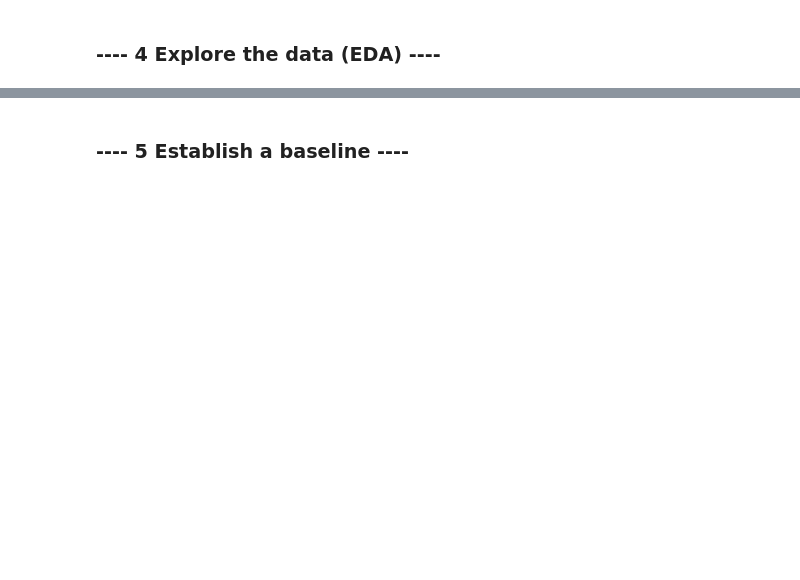
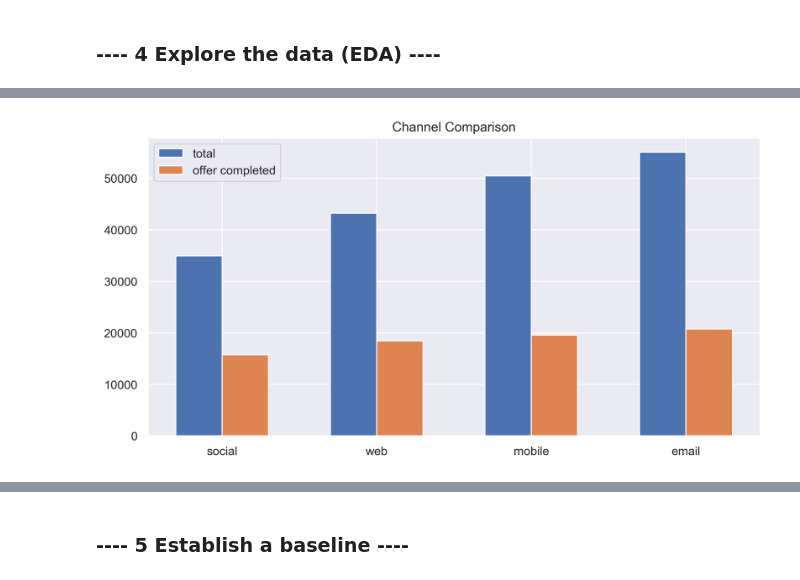
Before and after one commit to shabrown/Starbucks-Capstone-Challenge, a Jupyter notebook: Starbucks_Capstone_Challenge.ipynb, the cells around one changed output, grey strips where cells are left out. Cells and saved outputs as stored; diff of their text form; code cells hidden in the pictures; blank space fills up the shorter version.

```diff
--- a/Starbucks_Capstone_Challenge.ipynb
+++ b/Starbucks_Capstone_Challenge.ipynb
@@ -848,0 +860,4 @@ plot_comparison_bar(offer_df)
+# %%
+# create a dataframe by the channel dataframe
+channel_list = ['social', 'web', 'mobile','email']
+channel_df = create_category_df(channel_list, 'channel')
@@ -848,0 +907,4 @@ plot_comparison_bar(offer_df)
+# %%
+plot_comparison_bar(channel_df, 'Channel Comparison') # create channel comparison bar plot
+# %% [output]
+[figure, added]
```
Also changed, not shown: parts of 150 cells of this notebook, 3 other files.
